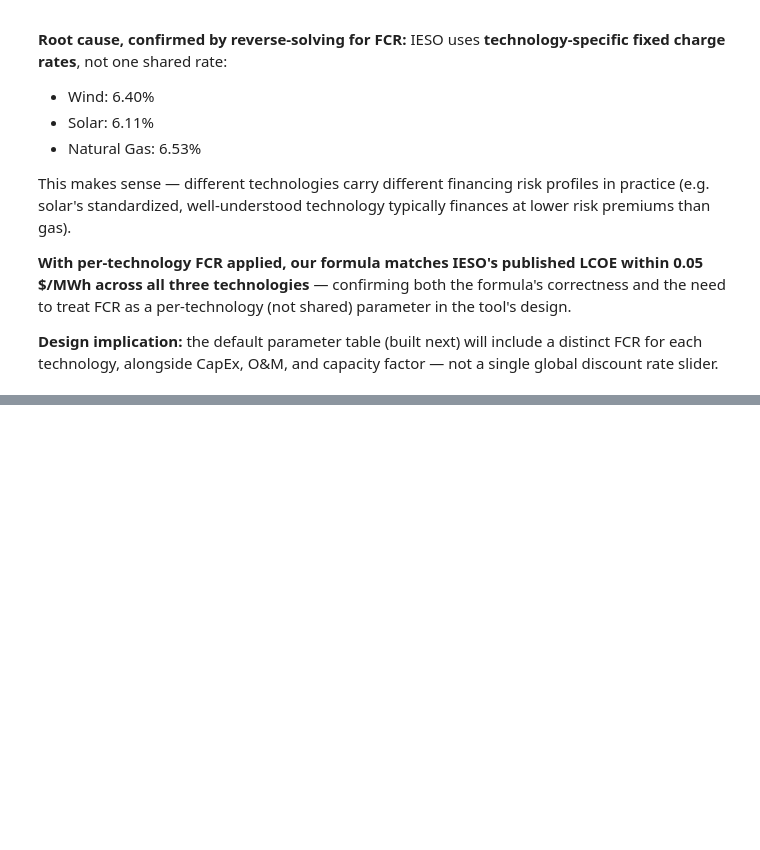
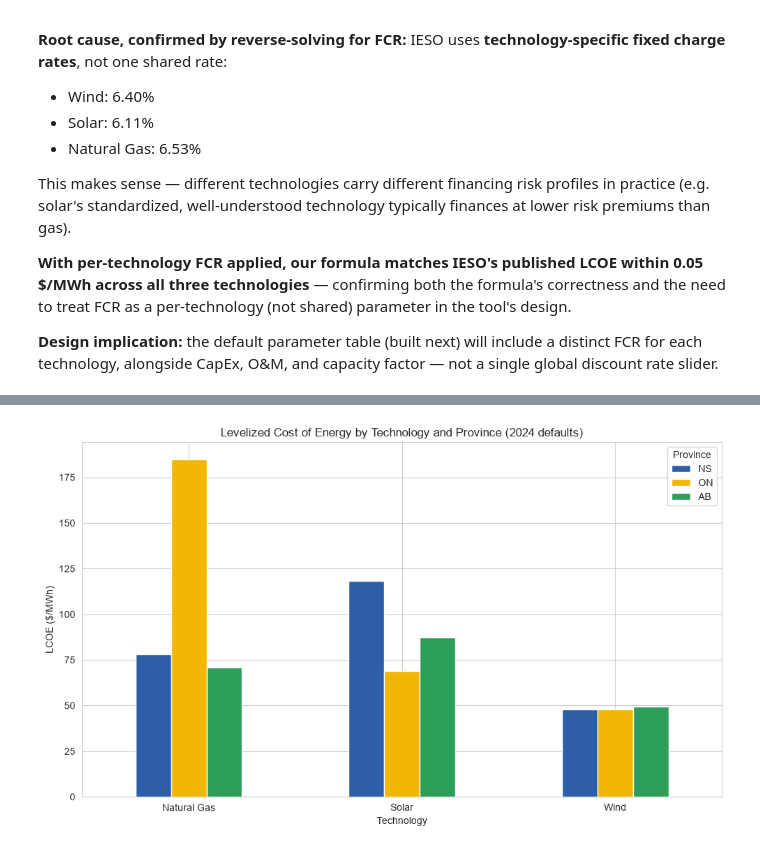
Before and after one commit to tmugomba/lcoe-optimization-tool, a Jupyter notebook: notebooks/01_lcoe_fundamentals.ipynb, the cells around one changed output, grey strips where cells are left out. Drawn from its saved outputs; the diff is of its cells as text; code cells hidden in the pictures; blank space fills up the shorter version.

```diff
--- a/notebooks/01_lcoe_fundamentals.ipynb
+++ b/notebooks/01_lcoe_fundamentals.ipynb
@@ -186,0 +254,15 @@ technology, alongside CapEx, O&M, and capacity factor — not a single global di
+# %%
+# Grouped bar chart: LCOE by technology, grouped by province — makes the
+# provincial differences (driven entirely by capacity factor) immediately visible
+fig, ax = plt.subplots(figsize=(10, 6))
+pivot = defaults.pivot(index="Technology", columns="Province", values="LCOE")
+pivot = pivot[["NS", "ON", "AB"]]  # consistent column order
+pivot.plot(kind="bar", ax=ax, color=["#2E5EAA", "#F2B705", "#2E9E5B"])
+ax.set_ylabel("LCOE ($/MWh)")
+ax.set_title("Levelized Cost of Energy by Technology and Province (2024 defaults)")
+ax.legend(title="Province")
+plt.xticks(rotation=0)
+plt.tight_layout()
+plt.show()
+# %% [output]
+[figure, added]
```
Also changed, not shown: parts of 6 cells of this notebook, 1 other file.
